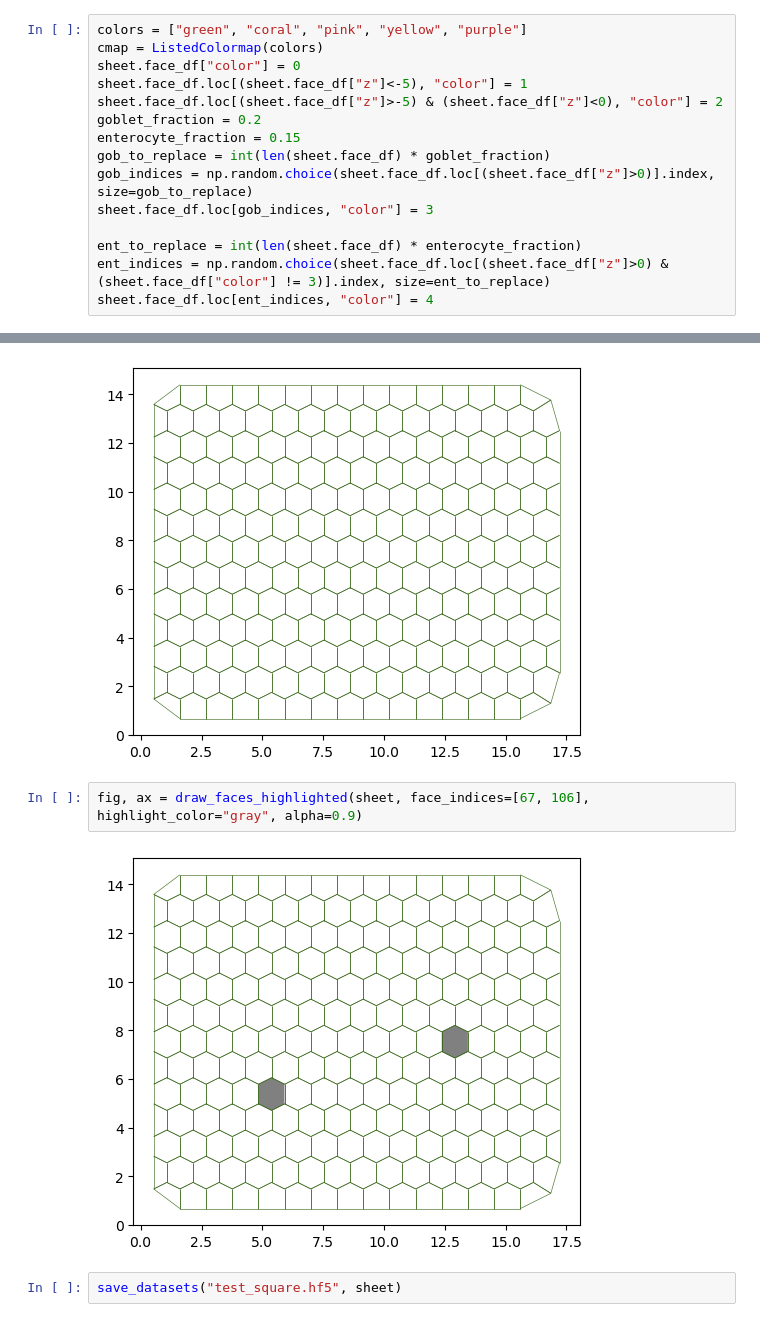
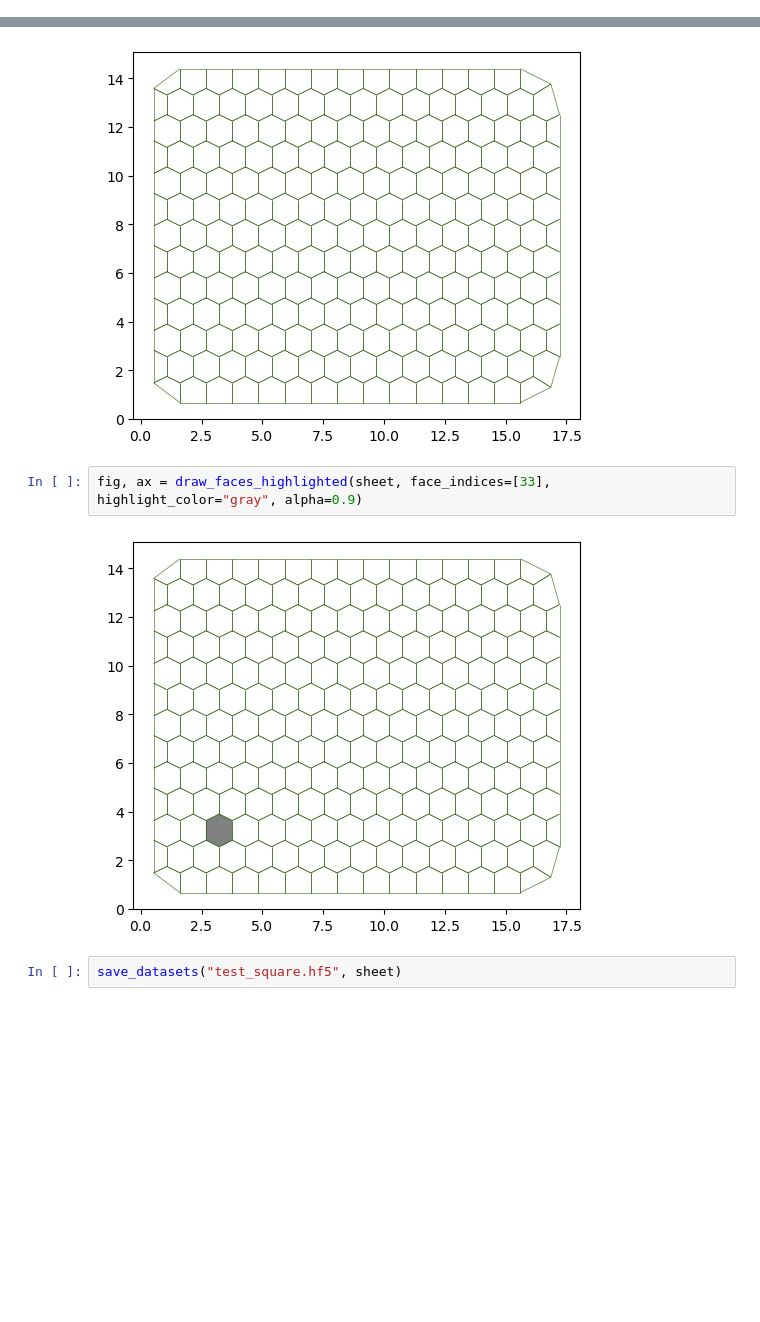
Before and after one commit to vivarium-collective/vivarium-tyssue, a Jupyter notebook: Notebooks/cylindermodel.ipynb, the cells around one changed output, grey strips where cells are left out. Saved outputs shown, nothing was run; the diff lists cells and outputs as text; blank space fills up the shorter version.

```diff
--- a/Notebooks/cylindermodel.ipynb
+++ b/Notebooks/cylindermodel.ipynb
@@ -177,15 +105,0 @@ True
-# %%
-colors = ["green", "coral", "pink", "yellow", "purple"]
-cmap = ListedColormap(colors)
-sheet.face_df["color"] = 0
-sheet.face_df.loc[(sheet.face_df["z"]<-5), "color"] = 1
-sheet.face_df.loc[(sheet.face_df["z"]>-5) & (sheet.face_df["z"]<0), "color"] = 2
-goblet_fraction = 0.2
-enterocyte_fraction = 0.15
-gob_to_replace = int(len(sheet.face_df) * goblet_fraction)
-gob_indices = np.random.choice(sheet.face_df.loc[(sheet.face_df["z"]>0)].index, size=gob_to_replace)
-sheet.face_df.loc[gob_indices, "color"] = 3
-
-ent_to_replace = int(len(sheet.face_df) * enterocyte_fraction)
-ent_indices = np.random.choice(sheet.face_df.loc[(sheet.face_df["z"]>0) & (sheet.face_df["color"] != 3)].index, size=ent_to_replace)
-sheet.face_df.loc[ent_indices, "color"] = 4
@@ -421,8 +322,8 @@ fig, ax = sheet_view(sheet, coords=['x', 'y'], mode="quick")
 # %% [output]
 [figure]
 # %%
-fig, ax = draw_faces_highlighted(sheet, face_indices=[67, 106], highlight_color="gray", alpha=0.9)
+fig, ax = draw_faces_highlighted(sheet, face_indices=[33], highlight_color="gray", alpha=0.9)
 # %% [output]
-[figure, old version]
+[figure, new version]
 # %%
 save_datasets("test_square.hf5", sheet)
```
Also changed, not shown: parts of 11 cells of this notebook, 10 other files.
